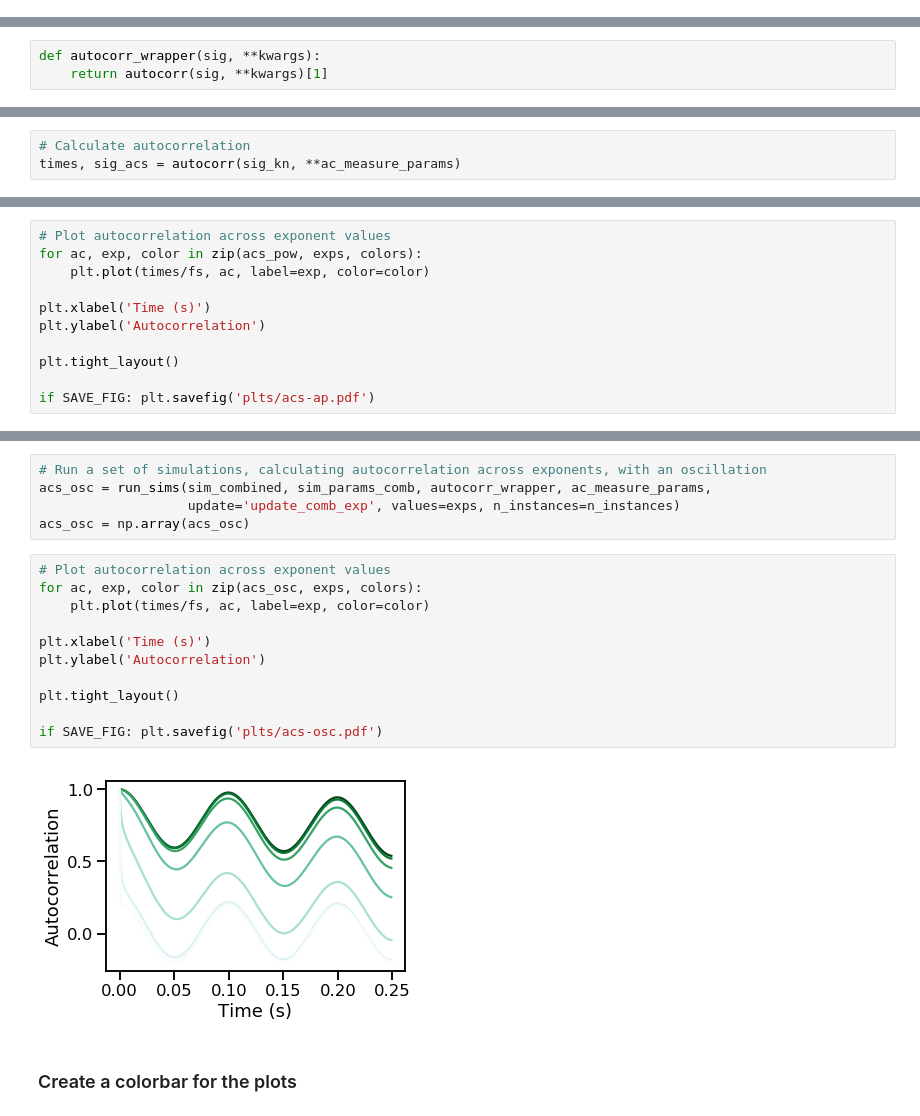
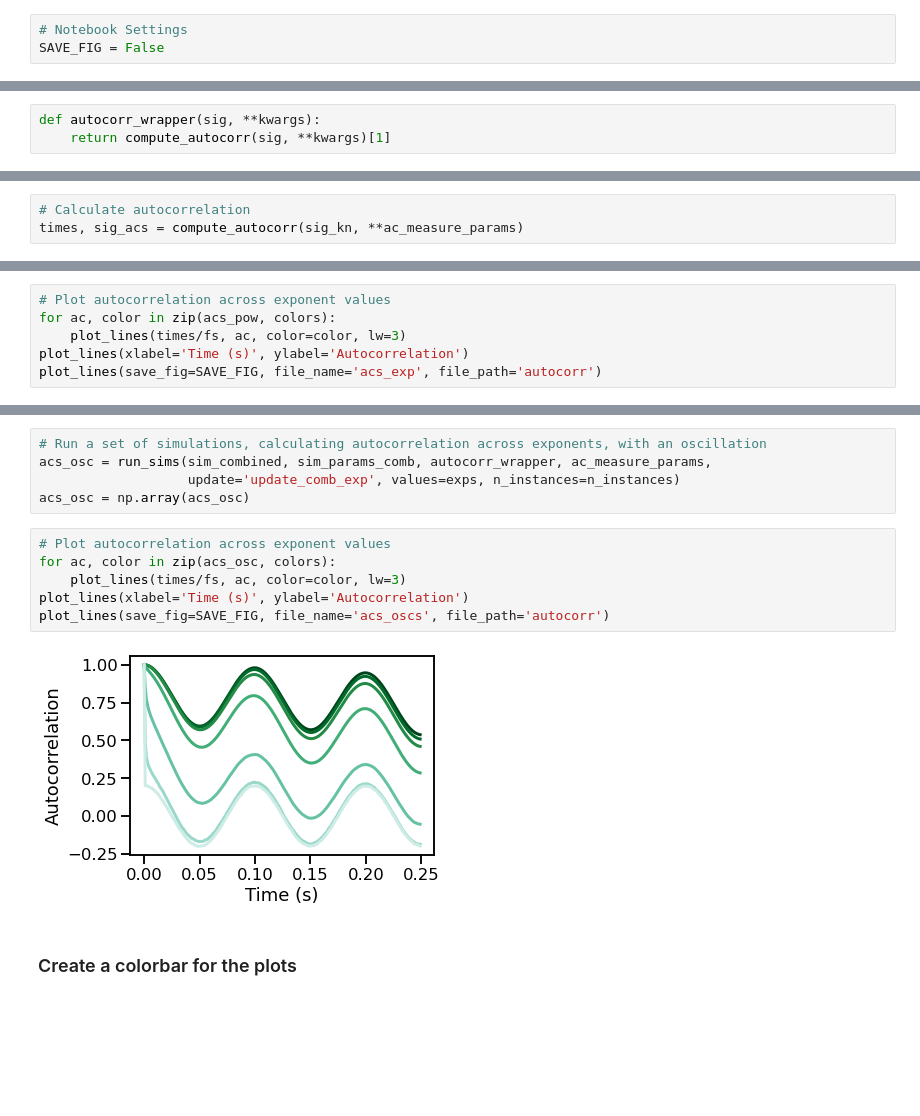
Before and after one commit to AperiodicMethods/AperiodicMethods, a Jupyter notebook: notebooks/Autocorrelation.ipynb, the cells around one changed output, grey strips where cells are left out. Drawn from its saved outputs; the diff is of its cells as text; blank space fills up the shorter version.

Commit message:
update autocorr nb

```diff
--- a/notebooks/Autocorrelation.ipynb
+++ b/notebooks/Autocorrelation.ipynb
@@ -65,8 +53,11 @@ SAVE_FIG = True
+# %%
+# Notebook Settings
+SAVE_FIG = False
 # %% [markdown]
 ### Helper Functions
 # %%
 def autocorr_wrapper(sig, **kwargs):
-    return autocorr(sig, **kwargs)[1]
+    return compute_autocorr(sig, **kwargs)[1]
 # %% [markdown]
 ### Calculating AutoCorrelation on Example Signals
 # %% [markdown]
@@ -96,6 +87,6 @@ exp_kn = -2
 sig_kn = sim_synaptic_current(n_seconds, fs)
 # %%
 # Calculate autocorrelation
-times, sig_acs = autocorr(sig_kn, **ac_measure_params)
+times, sig_acs = compute_autocorr(sig_kn, **ac_measure_params)
 # %%
 # Plot the autocorrelation across time delays
@@ -112,13 +103,8 @@ acs_pow = run_sims(sim_powerlaw, sim_params_pow, autocorr_wrapper, ac_measure_pa
 acs_pow = np.array(acs_pow)
 # %%
 # Plot autocorrelation across exponent values
-for ac, exp, color in zip(acs_pow, exps, colors):
-    plt.plot(times/fs, ac, label=exp, color=color)
-
-plt.xlabel('Time (s)')
-plt.ylabel('Autocorrelation')
-
-plt.tight_layout()
-
-if SAVE_FIG: plt.savefig('plts/acs-ap.pdf')
+for ac, color in zip(acs_pow, colors):
+    plot_lines(times/fs, ac, color=color, lw=3)
+plot_lines(xlabel='Time (s)', ylabel='Autocorrelation')
+plot_lines(save_fig=SAVE_FIG, file_name='acs_exp', file_path='autocorr')
 # %% [output]
@@ -132,16 +118,11 @@ acs_osc = run_sims(sim_combined, sim_params_comb, autocorr_wrapper, ac_measure_p
 acs_osc = np.array(acs_osc)
 # %%
 # Plot autocorrelation across exponent values
-for ac, exp, color in zip(acs_osc, exps, colors):
-    plt.plot(times/fs, ac, label=exp, color=color)
-
-plt.xlabel('Time (s)')
-plt.ylabel('Autocorrelation')
-
-plt.tight_layout()
-
-if SAVE_FIG: plt.savefig('plts/acs-osc.pdf')
+for ac, color in zip(acs_osc, colors):
+    plot_lines(times/fs, ac, color=color, lw=3)
+plot_lines(xlabel='Time (s)', ylabel='Autocorrelation')
+plot_lines(save_fig=SAVE_FIG, file_name='acs_oscs', file_path='autocorr')
 # %% [output]
-[figure, old version]
+[figure, new version]
 # %% [markdown]
 ### Create a colorbar for the plots
```
Also changed, not shown: parts of 17 cells of this notebook.
